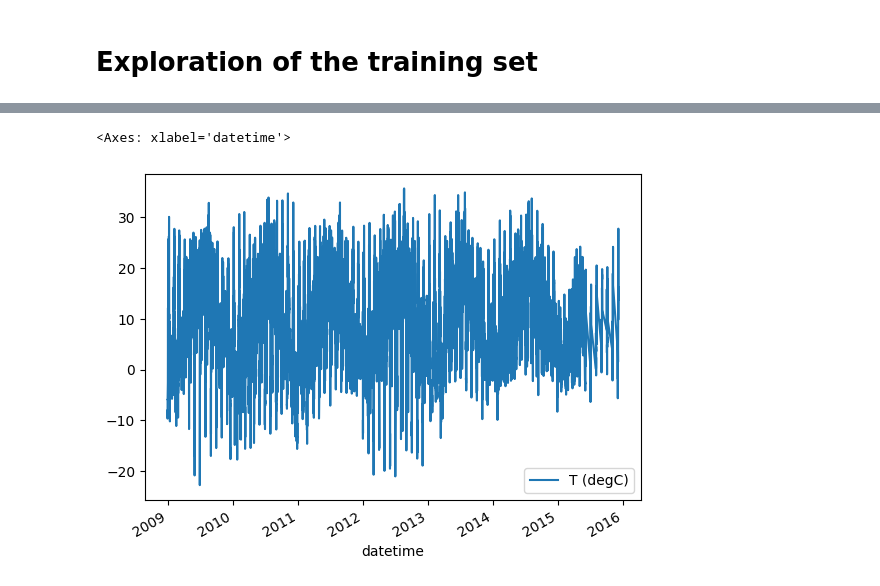
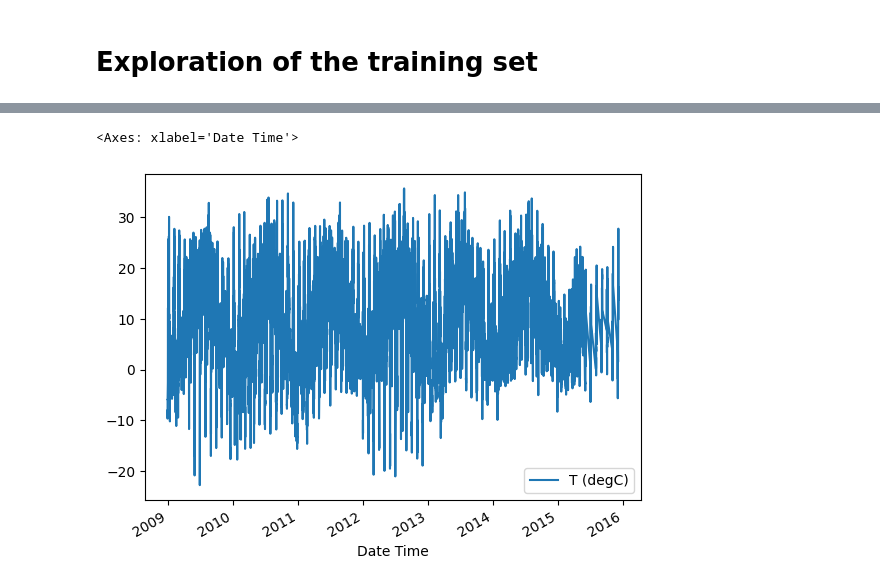
Before and after one commit to rbazin/transformers-weather-time-series-forecasting, a Jupyter notebook: data_exploration.ipynb, the cells around one changed output, grey strips where cells are left out. Cells and saved outputs as stored; diff of their text form; code cells hidden in the pictures.

```diff
--- a/data_exploration.ipynb
+++ b/data_exploration.ipynb
@@ -6,5 +6,5 @@ import datetime as dt
 # %%
-train_df = pd.read_csv('weather_train.csv')
+train_df = pd.read_csv('weather_train.csv', index_col='Date Time', parse_dates=True)
 # %%
 train_df.head()
 # %% [output]
@@ -37,7 +50,6 @@ memory usage: 6.4+ MB
 # %%
 # plot the temperature against date time. Only the years should be plotted
-train_df['datetime'] = pd.to_datetime(train_df['Date Time'])
-train_df.plot(x='datetime', y='T (degC)')
+train_df.plot(y='T (degC)')
 # %% [output]
-<Axes: xlabel='datetime'>
+<Axes: xlabel='Date Time'>
-[figure, old version]
+[figure, new version]
```
Also changed, not shown: parts of 4 cells of this notebook.
